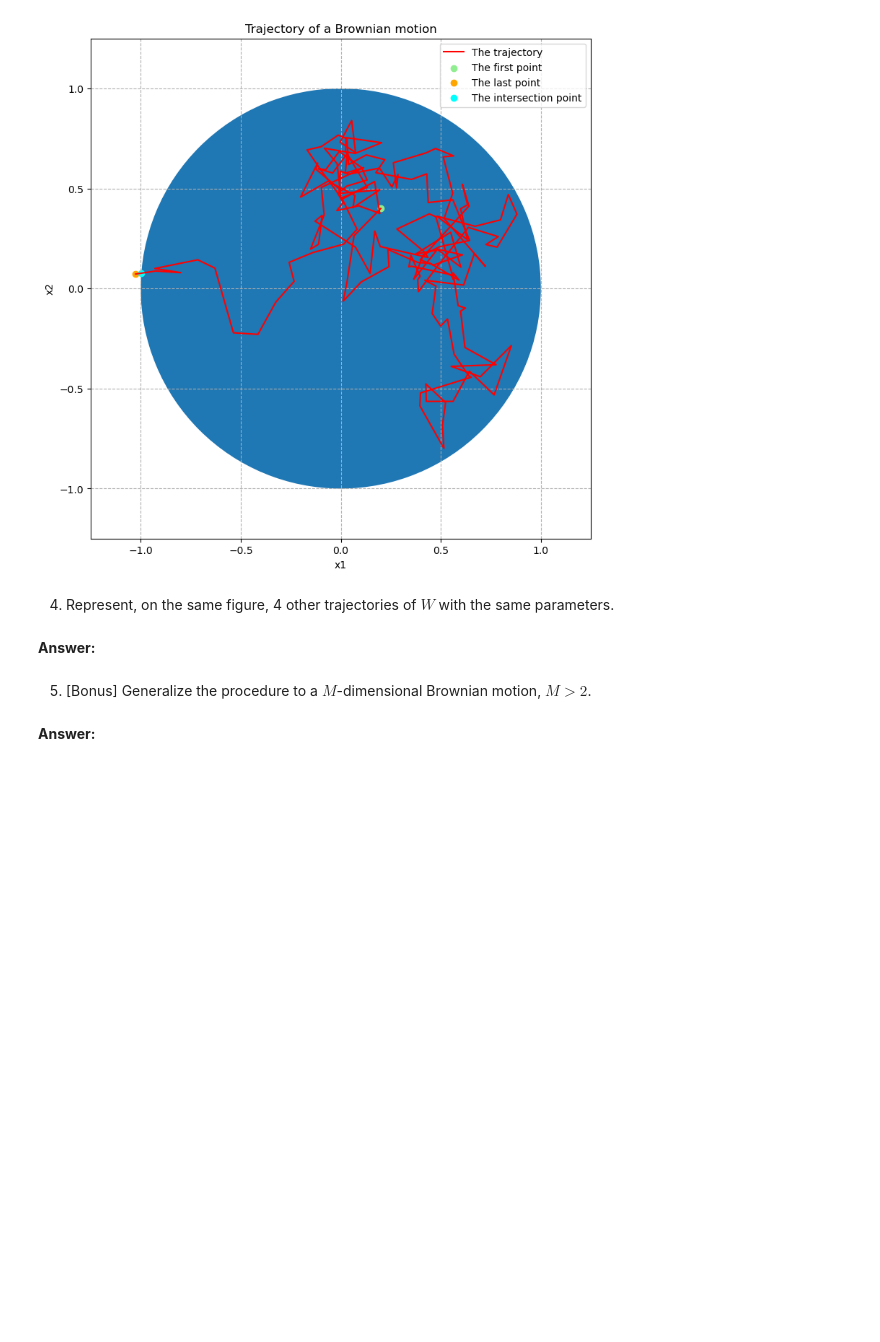
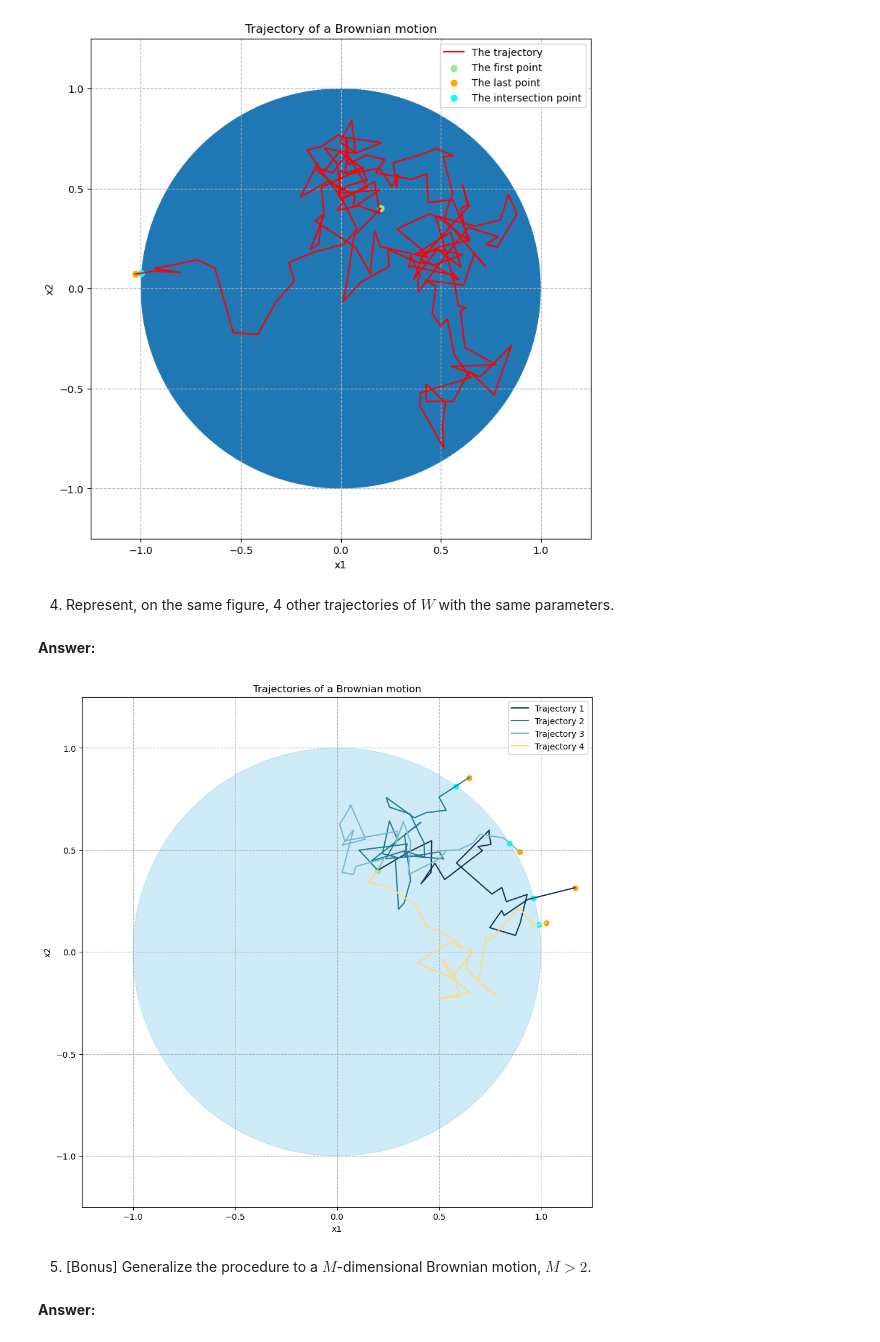
Before and after one commit to Oriiiane/python_sdia, a Jupyter notebook: Labs/Lab3/HEIM_LONGERON_Lab3.ipynb, the cells around one changed output. Cells and saved outputs as stored; diff of their text form; code cells hidden in the pictures; blank space fills up the shorter version.

```diff
--- a/Labs/Lab3/HEIM_LONGERON_Lab3.ipynb
+++ b/Labs/Lab3/HEIM_LONGERON_Lab3.ipynb
@@ -75,9 +77,11 @@ def brownian_motion(niter, x, step, rng):
                                                  identically distributed Gaussian distributions
 
     Returns:
-        tuple: the functions returns a tuple that containes the whole random walk W (ndarray) and,
+        tuple: the functions returns a tuple that containes the whole random walk W (list) and,
                if appropriate, the point W_star (ndarray) at the intersection between the last segment of the trajectory and B(0, 1).
     """
+
+    assert x.shape[0] == 2, "The procedure must be 2-dimensional"
 
     W = [x]
     n = 0
@@ -170,3 +195,37 @@ plt.show()
+# %%
+circle = plt.Circle((0,0), 1, facecolor='skyblue', edgecolor='skyblue', alpha=0.4)
+fig, ax = plt.subplots(figsize=(11, 11))
+plt.xlim(-1.25,1.25)
+plt.ylim(-1.25,1.25)
+plt.grid(linestyle = "--", zorder = 1)
+ax.set_aspect(1)
+ax.add_artist(circle)
+
+colors = ['#16325B', '#227B94', '#78B7D0', '#FFDC7F']
+for k in range(4):
+    motion = brownian_motion(1000, np.array([0.2, 0.4]), 0.01, rng)
+    random_walk = motion[0]
+
+    x1 = [x[0] for x in random_walk]
+    x2 = [x[1] for x in random_walk]
+
+    plt.plot(x1, x2, color=colors[k], label=f"Trajectory {k + 1}")
+    plt.scatter(x1[0], x2[0], color='lightgreen')
+    plt.scatter(x1[-1], x2[-1], color='orange')
+
+    if len(motion) == 2:
+        intersection = motion[1]
+        plt.scatter(intersection[0], intersection[1], color='cyan')
+
+plt.title("Trajectories of a Brownian motion")
+plt.xlabel("x1")
+plt.ylabel("x2")
+plt.legend()
+
+plt.savefig('Brownian_motion_2.png', format='png')
+plt.show()
+# %% [output]
+[figure, added]
 # %% [markdown]
 5. [Bonus] Generalize the procedure to a $M$-dimensional Brownian motion, $M > 2$.
 # %% [markdown]
```
Also changed, not shown: parts of 6 cells of this notebook.
